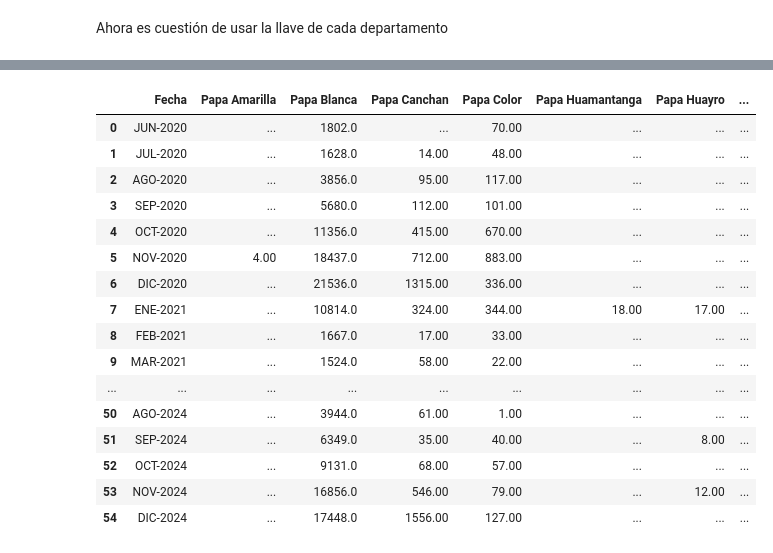
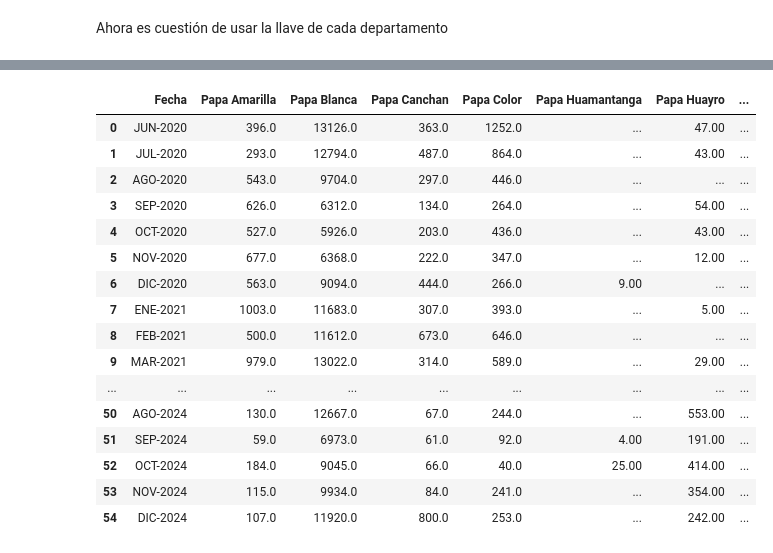
Before and after one commit to CIP-Hackaton/Arbues_CIP_notes, a Jupyter notebook: Volumen/LeerDatosVolumen.ipynb, the cells around one changed output, grey strips where cells are left out. Cells and saved outputs as stored; diff of their text form; code cells hidden in the pictures.

```diff
--- a/Volumen/LeerDatosVolumen.ipynb
+++ b/Volumen/LeerDatosVolumen.ipynb
@@ -46,20 +63,20 @@ dfs_pre2005['Apurimac'].iloc[:, :12]
 # %%
-dfs_post2005['Lima'].iloc[:, :12]
+dfs_post2005['Junín'].iloc[:, :12]
 # %% [output]
 |  | Fecha | Papa Amarilla | Papa Blanca | Papa Canchan | Papa Color | Papa Huamantanga | Papa Huayro | ... |
-| 0 | JUN-2020 | ... | 1802.0 | ... | 70.00 | ... | ... | ... |
-| 1 | JUL-2020 | ... | 1628.0 | 14.00 | 48.00 | ... | ... | ... |
-| 2 | AGO-2020 | ... | 3856.0 | 95.00 | 117.00 | ... | ... | ... |
-| 3 | SEP-2020 | ... | 5680.0 | 112.00 | 101.00 | ... | ... | ... |
-| 4 | OCT-2020 | ... | 11356.0 | 415.00 | 670.00 | ... | ... | ... |
-| 5 | NOV-2020 | 4.00 | 18437.0 | 712.00 | 883.00 | ... | ... | ... |
-| 6 | DIC-2020 | ... | 21536.0 | 1315.00 | 336.00 | ... | ... | ... |
-| 7 | ENE-2021 | ... | 10814.0 | 324.00 | 344.00 | 18.00 | 17.00 | ... |
-| 8 | FEB-2021 | ... | 1667.0 | 17.00 | 33.00 | ... | ... | ... |
-| 9 | MAR-2021 | ... | 1524.0 | 58.00 | 22.00 | ... | ... | ... |
+| 0 | JUN-2020 | 396.0 | 13126.0 | 363.0 | 1252.0 | ... | 47.00 | ... |
+| 1 | JUL-2020 | 293.0 | 12794.0 | 487.0 | 864.0 | ... | 43.00 | ... |
+| 2 | AGO-2020 | 543.0 | 9704.0 | 297.0 | 446.0 | ... | ... | ... |
+| 3 | SEP-2020 | 626.0 | 6312.0 | 134.0 | 264.0 | ... | 54.00 | ... |
+| 4 | OCT-2020 | 527.0 | 5926.0 | 203.0 | 436.0 | ... | 43.00 | ... |
+| 5 | NOV-2020 | 677.0 | 6368.0 | 222.0 | 347.0 | ... | 12.00 | ... |
+| 6 | DIC-2020 | 563.0 | 9094.0 | 444.0 | 266.0 | 9.00 | ... | ... |
+| 7 | ENE-2021 | 1003.0 | 11683.0 | 307.0 | 393.0 | ... | 5.00 | ... |
+| 8 | FEB-2021 | 500.0 | 11612.0 | 673.0 | 646.0 | ... | ... | ... |
+| 9 | MAR-2021 | 979.0 | 13022.0 | 314.0 | 589.0 | ... | 29.00 | ... |
 | ... | ... | ... | ... | ... | ... | ... | ... | ... |
-| 50 | AGO-2024 | ... | 3944.0 | 61.00 | 1.00 | ... | ... | ... |
-| 51 | SEP-2024 | ... | 6349.0 | 35.00 | 40.00 | ... | 8.00 | ... |
-| 52 | OCT-2024 | ... | 9131.0 | 68.00 | 57.00 | ... | ... | ... |
-| 53 | NOV-2024 | ... | 16856.0 | 546.00 | 79.00 | ... | 12.00 | ... |
-| 54 | DIC-2024 | ... | 17448.0 | 1556.00 | 127.00 | ... | ... | ... |
+| 50 | AGO-2024 | 130.0 | 12667.0 | 67.0 | 244.0 | ... | 553.00 | ... |
+| 51 | SEP-2024 | 59.0 | 6973.0 | 61.0 | 92.0 | 4.00 | 191.00 | ... |
+| 52 | OCT-2024 | 184.0 | 9045.0 | 66.0 | 40.0 | 25.00 | 414.00 | ... |
+| 53 | NOV-2024 | 115.0 | 9934.0 | 84.0 | 241.0 | ... | 354.00 | ... |
+| 54 | DIC-2024 | 107.0 | 11920.0 | 800.0 | 253.0 | ... | 242.00 | ... |
```
Also changed, not shown: parts of 5 cells of this notebook, 11 other files.
